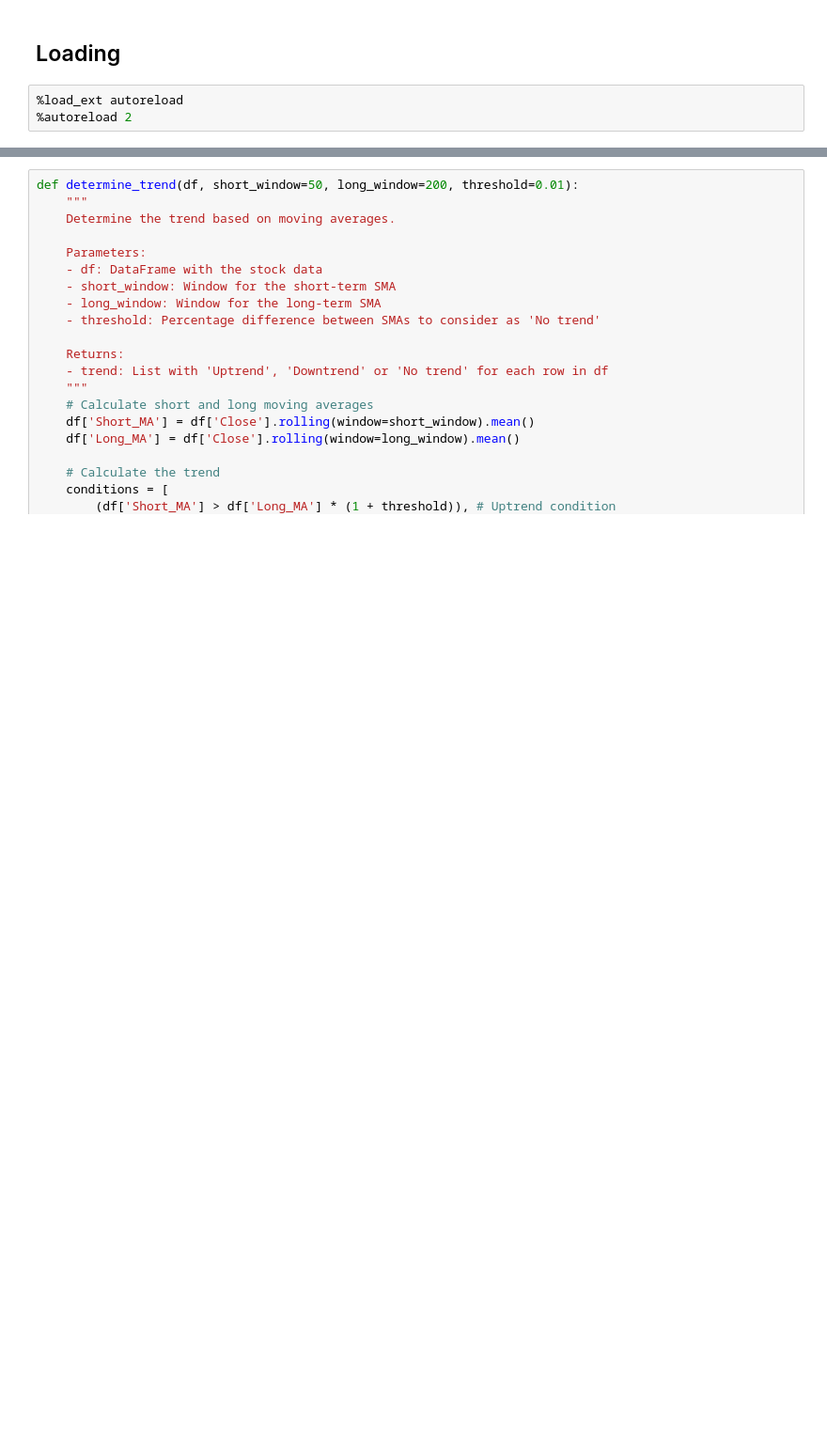
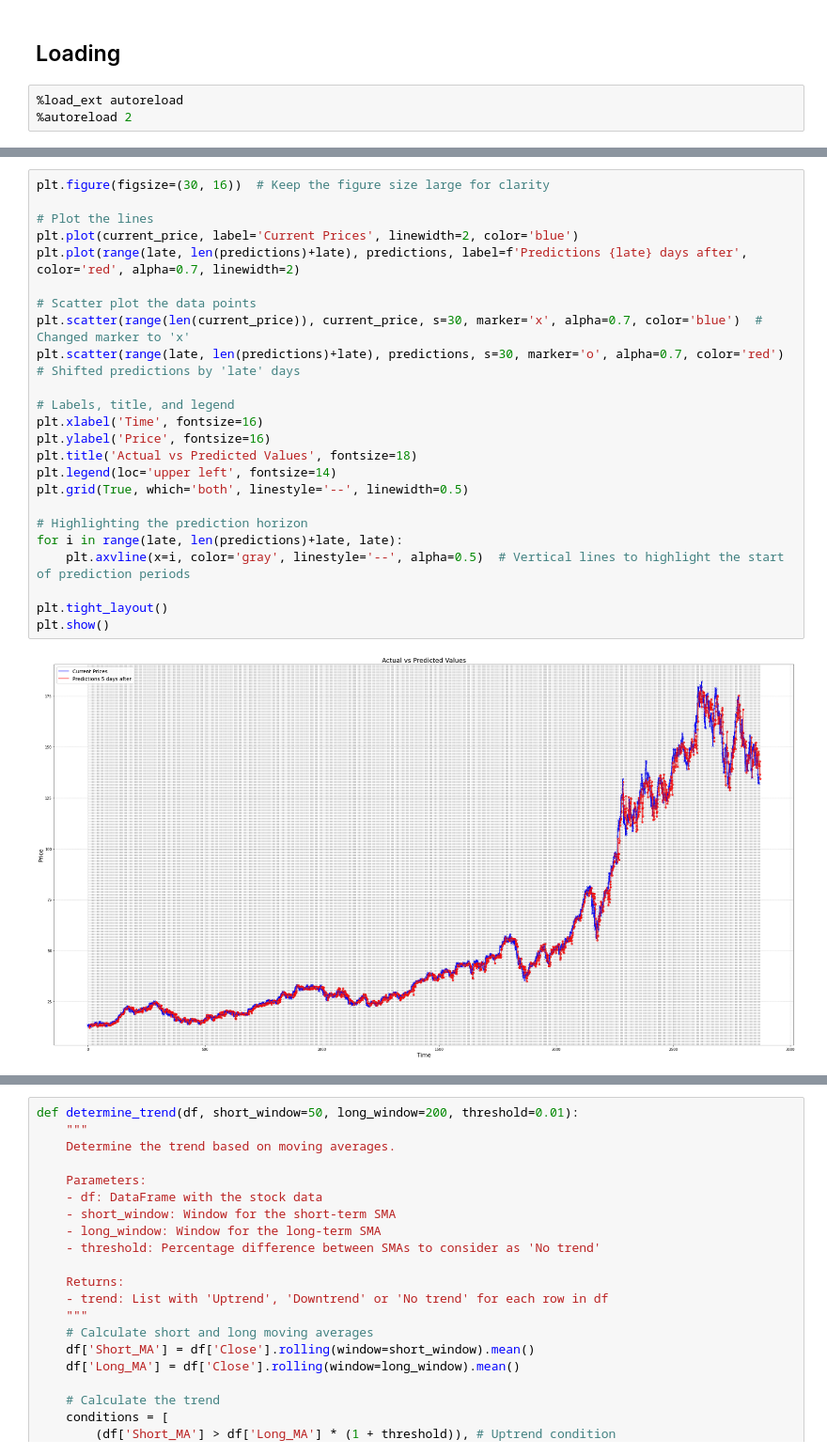
Before and after one commit to howie-zeng/Analyzing-Retail-Sentiment-and-Detecting-Trading-Signals, a Jupyter notebook: Stock_Analysis_Prediction/Stock/model_signal.ipynb, the cells around one changed output, grey strips where cells are left out. Shown: that part at 94% size. Saved outputs shown, nothing was run; the diff lists cells and outputs as text; blank space fills up the shorter version.

```diff
--- a/Stock_Analysis_Prediction/Stock/model_signal.ipynb
+++ b/Stock_Analysis_Prediction/Stock/model_signal.ipynb
@@ -56,0 +143,26 @@ Data fetched for ^TNX
+# %%
+plt.figure(figsize=(30, 16))  # Keep the figure size large for clarity
+
+# Plot the lines
+plt.plot(current_price, label='Current Prices', linewidth=2, color='blue')
+plt.plot(range(late, len(predictions)+late), predictions, label=f'Predictions {late} days after', color='red', alpha=0.7, linewidth=2)
+
+# Scatter plot the data points
+plt.scatter(range(len(current_price)), current_price, s=30, marker='x', alpha=0.7, color='blue')  # Changed marker to 'x'
+plt.scatter(range(late, len(predictions)+late), predictions, s=30, marker='o', alpha=0.7, color='red')  # Shifted predictions by 'late' days
+
+# Labels, title, and legend
+plt.xlabel('Time', fontsize=16)
+plt.ylabel('Price', fontsize=16)
+plt.title('Actual vs Predicted Values', fontsize=18)
+plt.legend(loc='upper left', fontsize=14)
+plt.grid(True, which='both', linestyle='--', linewidth=0.5)
+
+# Highlighting the prediction horizon
+for i in range(late, len(predictions)+late, late):
+    plt.axvline(x=i, color='gray', linestyle='--', alpha=0.5)  # Vertical lines to highlight the start of prediction periods
+
+plt.tight_layout()
+plt.show()
+# %% [output]
+[figure, added]
```
Also changed, not shown: parts of 15 cells of this notebook.
